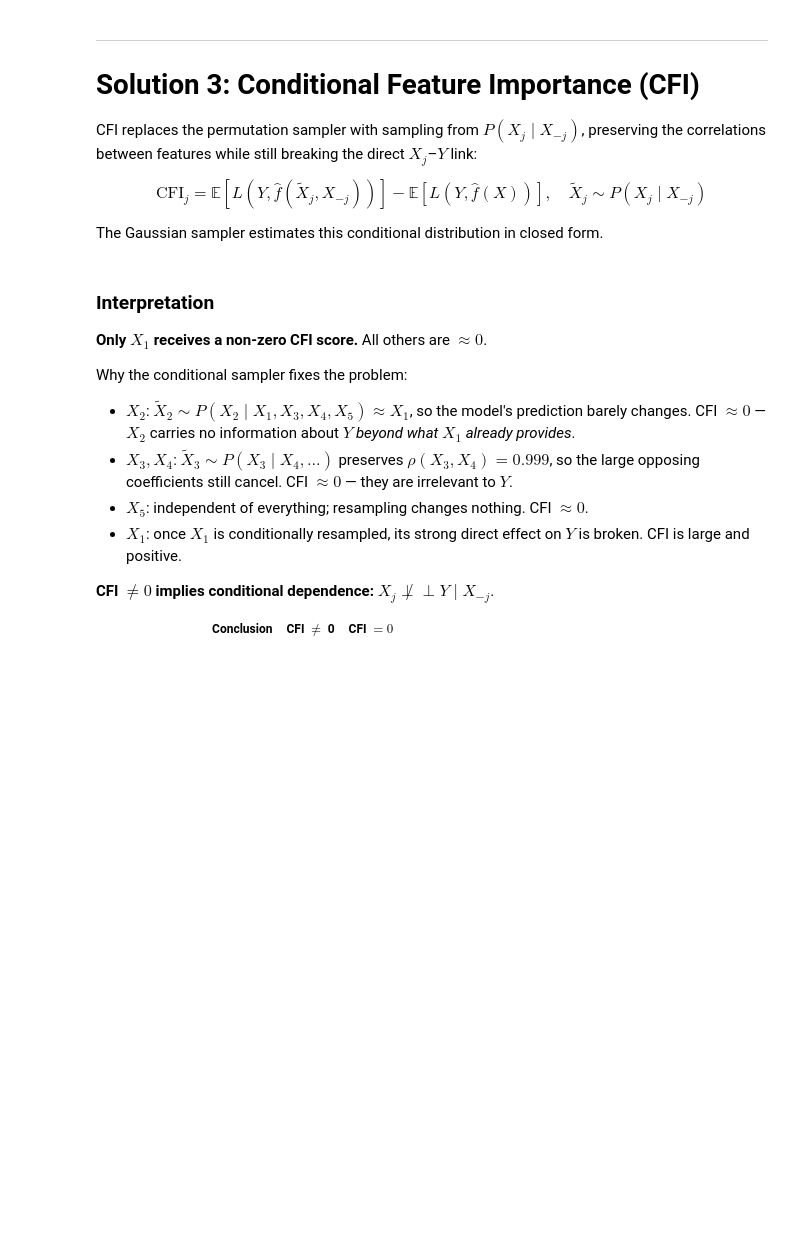
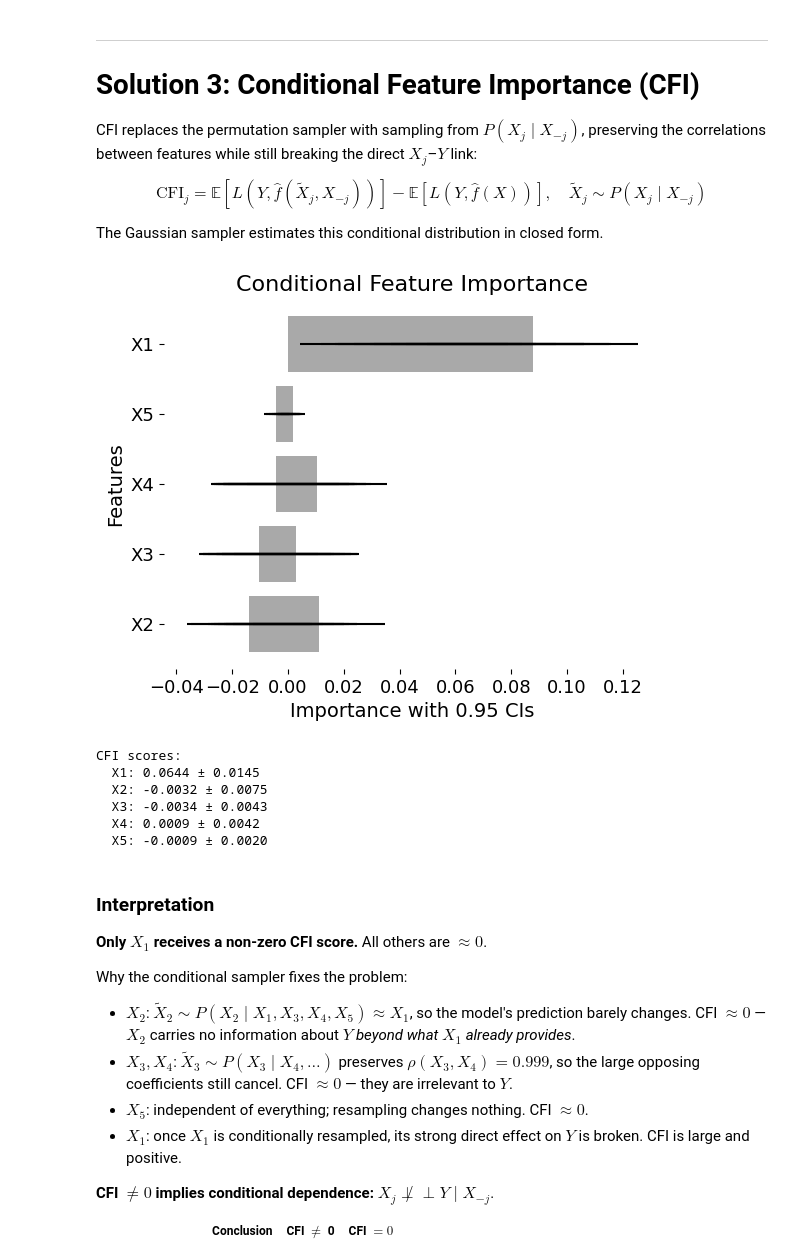
Before and after one commit to gcskoenig/mlws_xai_session, a Jupyter notebook: feature_importance_solutions.ipynb, the cells around one changed output. Saved outputs shown, nothing was run; the diff lists cells and outputs as text; code cells hidden in the pictures; blank space fills up the shorter version.

```diff
--- a/feature_importance_solutions.ipynb
+++ b/feature_importance_solutions.ipynb
@@ -17,6 +18,10 @@ from sklearn.metrics import mean_squared_error
 import warnings
 warnings.filterwarnings('ignore')
 
+# Per-observation squared error required by fippy for confidence interval computation
+def square_error(y_true, y_pred):
+    return (np.array(y_true) - np.array(y_pred)) ** 2
+
 plt.rcParams.update({
     'font.size':        14,
     'axes.titlesize':   16,
@@ -73,7 +81,7 @@ y_test_s   = pd.Series(y_test,  name='y')
 
 sampler   = GaussianSampler(X_train_df)
 explainer = Explainer(model.predict, X_train_df,
-                      loss=mean_squared_error, sampler=sampler)
+                      loss=square_error, sampler=sampler)
 # %% [markdown]
 ---
 
@@ -159,12 +176,22 @@ The Gaussian sampler estimates this conditional distribution in closed form.
 # %%
 ex_cfi = explainer.cfi(X_test_df, y_test_s, nr_runs=10)
 ex_cfi.hbarplot()
 plt.show()
 
-means, stds = ex_cfi.fi_means_stds()
+scores_agg = ex_cfi.scores.groupby('sample').mean()
+means = scores_agg.mean()
+stds  = scores_agg.std()
 print("CFI scores:")
-for feat, m, s in zip(feature_names, means, stds):
-    print(f"  {feat}: {m:.4f} ± {s:.4f}")
+for feat in feature_names:
+    print(f"  {feat}: {means[feat]:.4f} ± {stds[feat]:.4f}")
+# %% [output]
+[figure, added]
+CFI scores:
+  X1: 0.0644 ± 0.0145
+  X2: -0.0032 ± 0.0075
+  X3: -0.0034 ± 0.0043
+  X4: 0.0009 ± 0.0042
+  X5: -0.0009 ± 0.0020
 # %% [markdown]
 ### Interpretation
 
```
Also changed, not shown: parts of 9 cells of this notebook, 1 other file.
